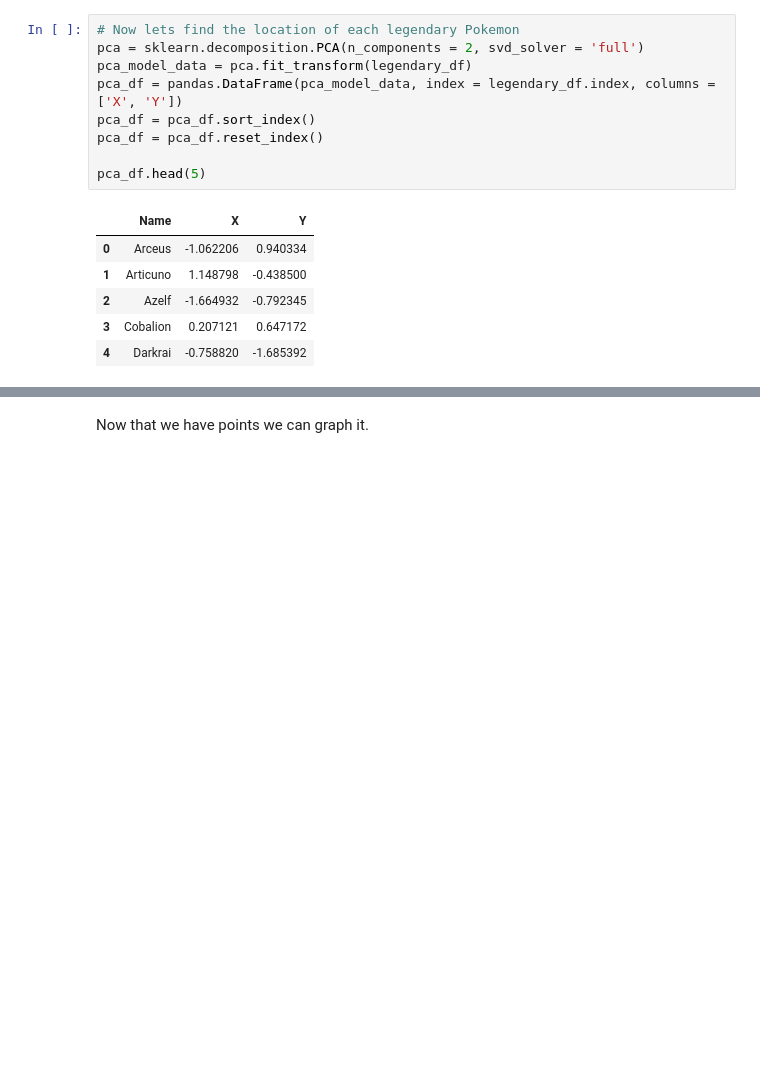
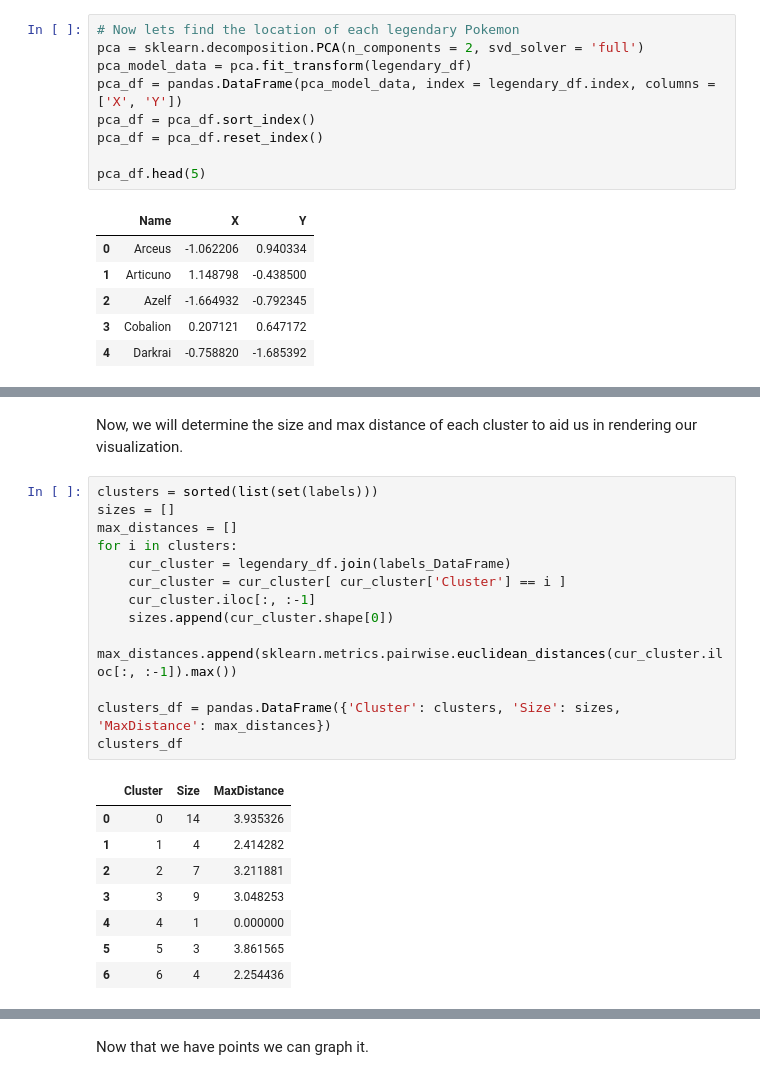
Before and after one commit to rjaggannagari/3654-Data-Science-Project, a Jupyter notebook: Project2.ipynb, the cells around one changed output, grey strips where cells are left out. Cells and saved outputs as stored; diff of their text form; blank space fills up the shorter version.

```diff
--- a/Project2.ipynb
+++ b/Project2.ipynb
@@ -619,0 +634,24 @@ pca_df.head(5)
+# %% [markdown]
+Now, we will determine the size and max distance of each cluster to aid us in rendering our visualization.
+# %%
+clusters = sorted(list(set(labels)))
+sizes = []
+max_distances = []
+for i in clusters:
+    cur_cluster = legendary_df.join(labels_DataFrame)
+    cur_cluster = cur_cluster[ cur_cluster['Cluster'] == i ]
+    cur_cluster.iloc[:, :-1]
+    sizes.append(cur_cluster.shape[0])
+    max_distances.append(sklearn.metrics.pairwise.euclidean_distances(cur_cluster.iloc[:, :-1]).max())
+
+clusters_df = pandas.DataFrame({'Cluster': clusters, 'Size': sizes, 'MaxDistance': max_distances})
+clusters_df
+# %% [output]
+|  | Cluster | Size | MaxDistance |
+| 0 | 0 | 14 | 3.935326 |
+| 1 | 1 | 4 | 2.414282 |
+| 2 | 2 | 7 | 3.211881 |
+| 3 | 3 | 9 | 3.048253 |
+| 4 | 4 | 1 | 0.000000 |
+| 5 | 5 | 3 | 3.861565 |
+| 6 | 6 | 4 | 2.254436 |
```
Also changed, not shown: parts of 24 cells of this notebook.
